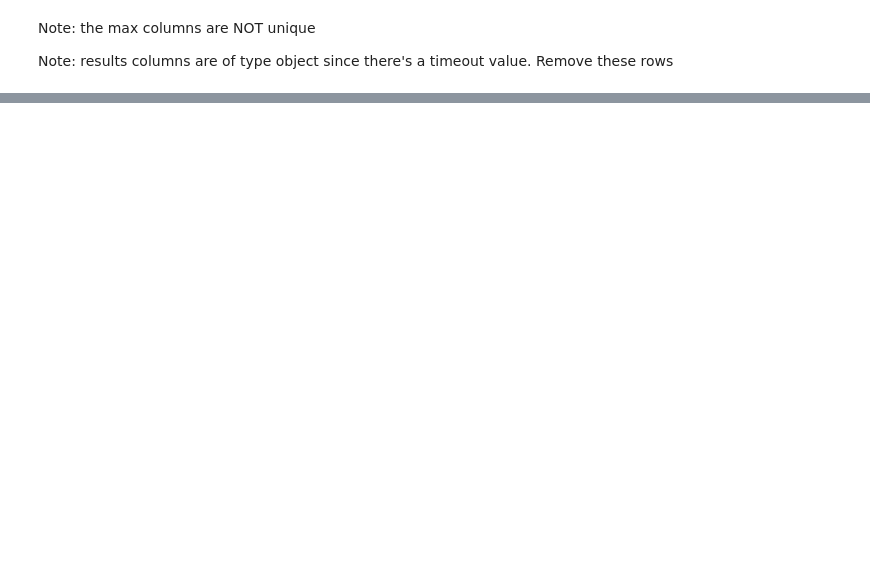
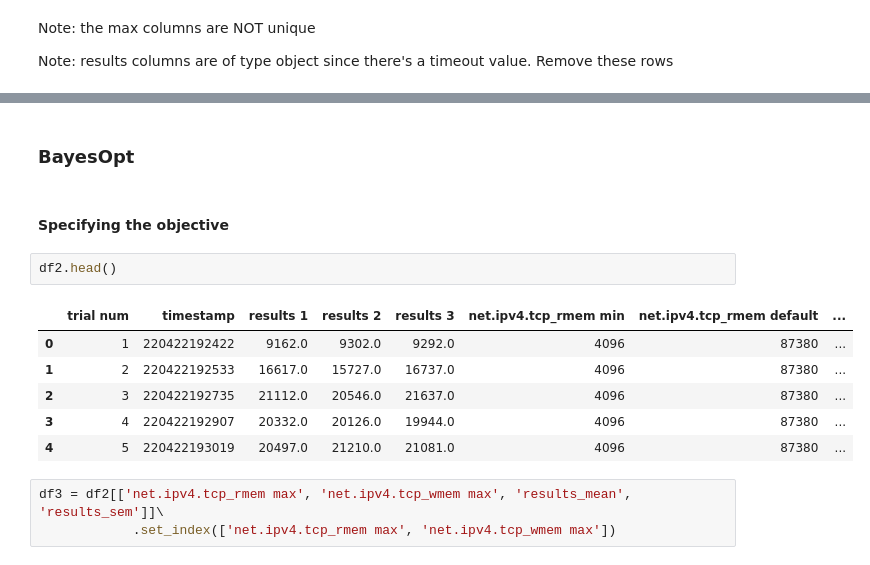
Before and after one commit to TreeinRandomForest/linux-tuning, a Jupyter notebook: iperf3/Bayesian Optimization for iperf3 .ipynb, the cells around one changed output, grey strips where cells are left out. Saved outputs shown, nothing was run; the diff lists cells and outputs as text; blank space fills up the shorter version.

```diff
--- a/iperf3/Bayesian Optimization for iperf3 .ipynb
+++ b/iperf3/Bayesian Optimization for iperf3 .ipynb
@@ -88,0 +108,16 @@ df['tunable'].max() - df['tunable'].min()
+# %% [markdown]
+### BayesOpt
+# %% [markdown]
+#### Specifying the objective
+# %%
+df2.head()
+# %% [output]
+|  | trial num | timestamp | results 1 | results 2 | results 3 | net.ipv4.tcp_rmem min | net.ipv4.tcp_rmem default | ... |
+| 0 | 1 | 220422192422 | 9162.0 | 9302.0 | 9292.0 | 4096 | 87380 | ... |
+| 1 | 2 | 220422192533 | 16617.0 | 15727.0 | 16737.0 | 4096 | 87380 | ... |
+| 2 | 3 | 220422192735 | 21112.0 | 20546.0 | 21637.0 | 4096 | 87380 | ... |
+| 3 | 4 | 220422192907 | 20332.0 | 20126.0 | 19944.0 | 4096 | 87380 | ... |
+| 4 | 5 | 220422193019 | 20497.0 | 21210.0 | 21081.0 | 4096 | 87380 | ... |
+# %%
+df3 = df2[['net.ipv4.tcp_rmem max', 'net.ipv4.tcp_wmem max', 'results_mean', 'results_sem']]\
+            .set_index(['net.ipv4.tcp_rmem max', 'net.ipv4.tcp_wmem max'])
```
Also changed, not shown: parts of 28 cells of this notebook.
